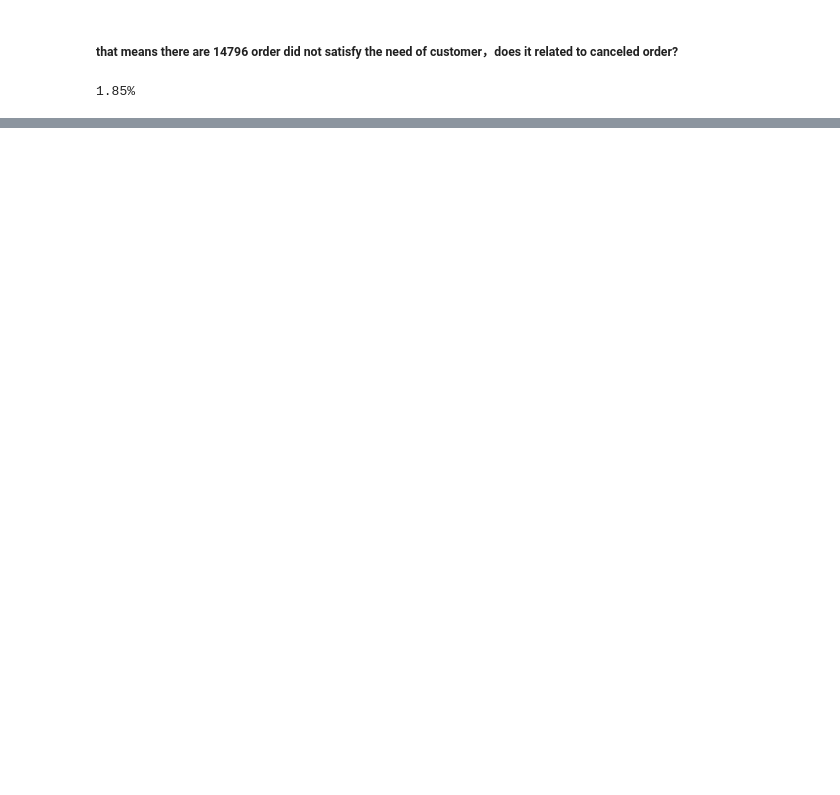
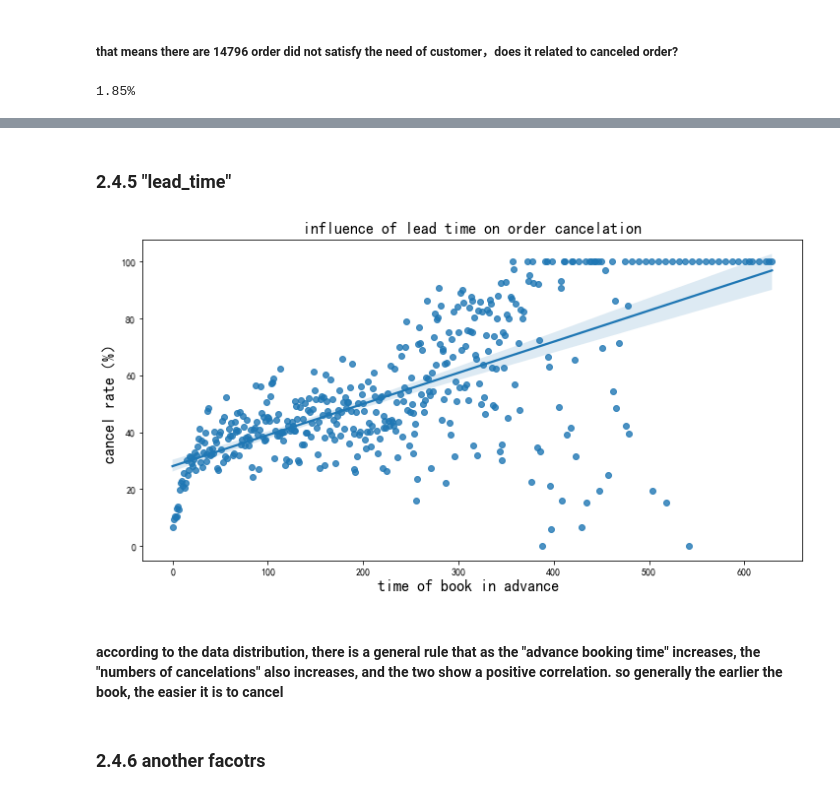
Before and after one commit to DuanLee2520/hotel, a Jupyter notebook: analyze.ipynb, the cells around one changed output, grey strips where cells are left out. Cells and saved outputs as stored; diff of their text form; code cells hidden in the pictures; blank space fills up the shorter version.

```diff
--- a/analyze.ipynb
+++ b/analyze.ipynb
@@ -432,0 +501,21 @@ print(str(round(rate*100,2))+"%")
+# %% [markdown]
+### 2.4.5 "lead_time"
+# %%
+# prepare data
+lead_data=new_data.groupby("lead_time")["is_canceled"].describe().sort_values(by="mean",ascending=False)
+# print(lead_data)
+lead_data_10=lead_data[lead_data["count"]>10]
+x=lead_data_10.index
+y=round(lead_data_10["mean"],4)*100
+plt.figure(figsize=(12,6))
+sns.regplot(x=x,y=y)
+plt.title("influence of lead time on order cancelation",fontsize=16)
+plt.xlabel("time of book in advance ",fontsize=16)
+plt.ylabel("cancel rate（%）",fontsize=16)
+plt.show()
+# %% [output]
+[figure, added]
+# %% [markdown]
+#### according to the data distribution, there is a general rule that as the "advance booking time" increases, the "numbers  of cancelations" also increases, and the two show a positive correlation. so generally the earlier the book, the easier it is to cancel
+# %% [markdown]
+### 2.4.6 another facotrs
```
Also changed, not shown: parts of 14 cells of this notebook.
